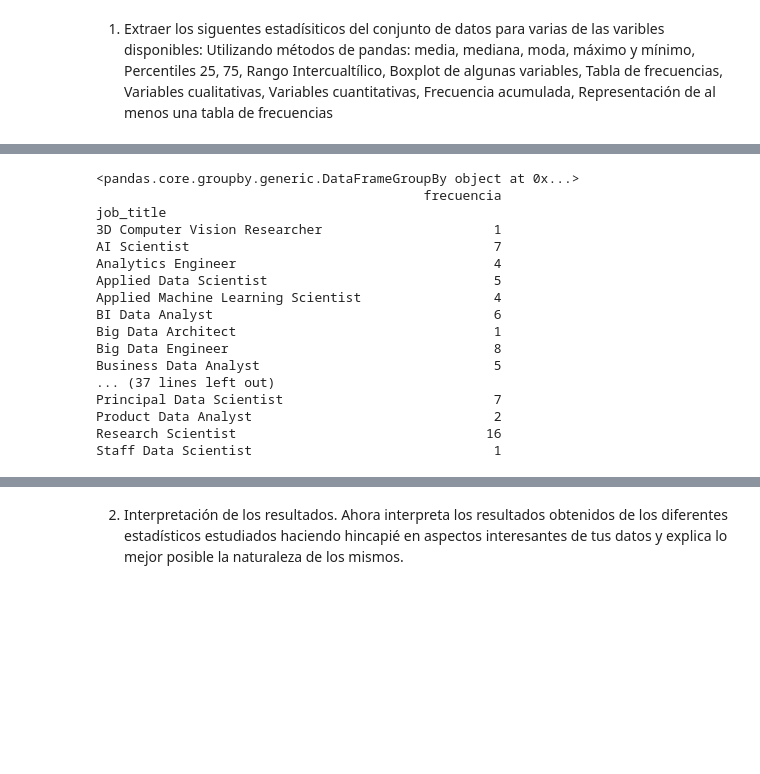
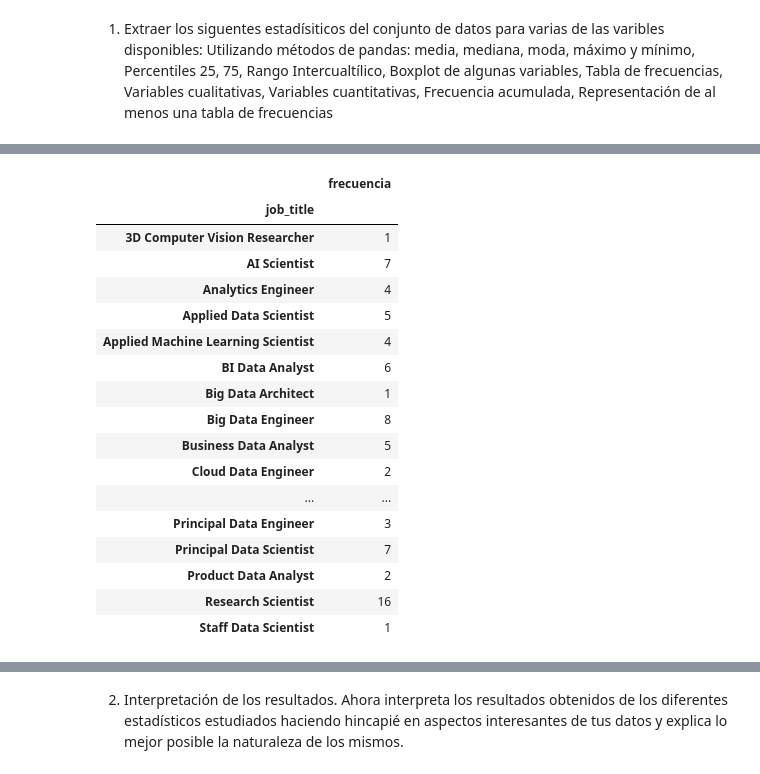
Before and after one commit to Adalab/DA-promo-b-modulo2-sprint-1-Antoanela-Chloe, a Jupyter notebook: estadistica/pp-modulo-2-sprint-1-estadistica-II.ipynb, the cells around one changed output, grey strips where cells are left out. Drawn from its saved outputs; the diff is of its cells as text; code cells hidden in the pictures; blank space fills up the shorter version.

```diff
--- a/estadistica/pp-modulo-2-sprint-1-estadistica-II.ipynb
+++ b/estadistica/pp-modulo-2-sprint-1-estadistica-II.ipynb
@@ -106,30 +106,30 @@ plt.show()
 [figure]
 # %%
-#tabla de frecuencias
-# Primero agrupamos el dataframe por la columna job_title
-group_jobs = df.groupby("job_title") # Devolvera un objeto DataFrameGroupBy
-print(group_jobs)
+# Tabla de frecuencias de una variable cualitativa
+# Primero agrupamos el dataframe por la columna 'job_title'
 
-# Aplicamos el método agg para agregar los datos por la columa job_title
+group_jobs = df.groupby("job_title")
+
+# Aplicamos el método agg para contar los datos por la columa job_title
 frecuencias_jobs = group_jobs.agg(frecuencia=("job_title", "count"))
 
-# Imprimimos por pantalla el resultado de la agrupación y agregación
-print(frecuencias_jobs)
+frecuencias_jobs
 # %% [output]
-<pandas.core.groupby.generic.DataFrameGroupBy object at 0x...>
-                                          frecuencia
-job_title
-3D Computer Vision Researcher                      1
-AI Scientist                                       7
-Analytics Engineer                                 4
-Applied Data Scientist                             5
-Applied Machine Learning Scientist                 4
-BI Data Analyst                                    6
-Big Data Architect                                 1
-Big Data Engineer                                  8
-Business Data Analyst                              5
-... (37 lines left out)
-Principal Data Scientist                           7
-Product Data Analyst                               2
-Research Scientist                                16
-Staff Data Scientist                               1
+|  | frecuencia |
+| job_title |  |
+| 3D Computer Vision Researcher | 1 |
+| AI Scientist | 7 |
+| Analytics Engineer | 4 |
+| Applied Data Scientist | 5 |
+| Applied Machine Learning Scientist | 4 |
+| BI Data Analyst | 6 |
+| Big Data Architect | 1 |
+| Big Data Engineer | 8 |
+| Business Data Analyst | 5 |
+| Cloud Data Engineer | 2 |
+| ... | ... |
+| Principal Data Engineer | 3 |
+| Principal Data Scientist | 7 |
+| Product Data Analyst | 2 |
+| Research Scientist | 16 |
+| Staff Data Scientist | 1 |
```
Also changed, not shown: parts of 13 cells of this notebook.
